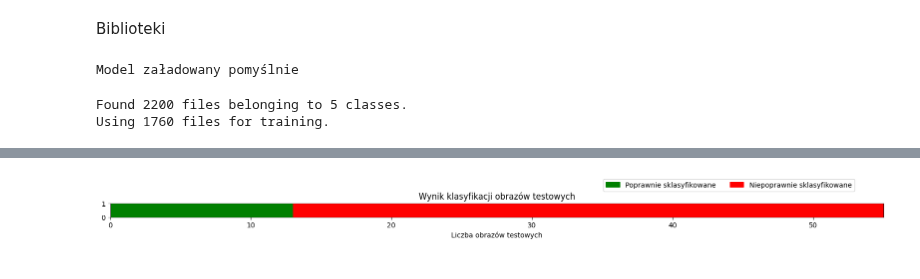
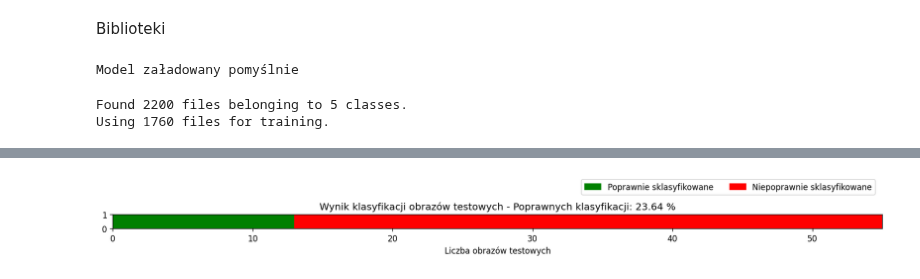
Before and after one commit to gabriellichacz/graph_classification, a Jupyter notebook: graph_classification/code_v3_test_graphs/grahp_classification_v3_crossvalid.ipynb, the cells around one changed output, grey strips where cells are left out. Saved outputs shown, nothing was run; the diff lists cells and outputs as text; code cells hidden in the pictures.

```diff
--- a/graph_classification/code_v3_test_graphs/grahp_classification_v3_crossvalid.ipynb
+++ b/graph_classification/code_v3_test_graphs/grahp_classification_v3_crossvalid.ipynb
@@ -102,23 +102,26 @@ for test_photo in test_photos:
 |- ../test_graphs\internet\internet-full-2.jpg -| najprawdopodobniej należy do klasy |- full -| z prawdopodobieństwem 94.90 procent.
 # %%
-fig, ax = plt.subplots(figsize=(12, 10), dpi=100)
-fig.set_size_inches(20, 15)
+fig, ax = plt.subplots(dpi=120)
+fig.set_size_inches(17, 10)
 for i in range(len(test_photos)):
     color = 'green' if i < counter else 'red'
     rect = plt.Rectangle((i, 0), 1, 1, color=color)
     ax.add_patch(rect)
 
 ax.set_xlim(0, len(test_photos))
 ax.set_ylim(0, 1)
 ax.set_aspect('equal')
 
 ax.set_xlabel('Liczba obrazów testowych')
 ax.set_title('Wynik klasyfikacji obrazów testowych')
 
+perc_correct = round((counter / len(test_photos)) * 100, 2)
+ax.set_title("Wynik klasyfikacji obrazów testowych - Poprawnych klasyfikacji: {} %".format(perc_correct))
+
 green_patch = mpatches.Patch(color='green', label='Poprawnie sklasyfikowane')
 red_patch = mpatches.Patch(color='red', label='Niepoprawnie sklasyfikowane')
-plt.legend(handles=[green_patch, red_patch], loc='upper center', bbox_to_anchor=(0.8, 3), ncol=2)
+plt.legend(handles=[green_patch, red_patch], loc='upper center', bbox_to_anchor=(0.8, 3.8), ncol=2)
 
 plt.show()
 # %% [output]
-[figure, old version]
+[figure, new version]
```
Also changed, not shown: parts of 1 cell of this notebook, 4 other files.
